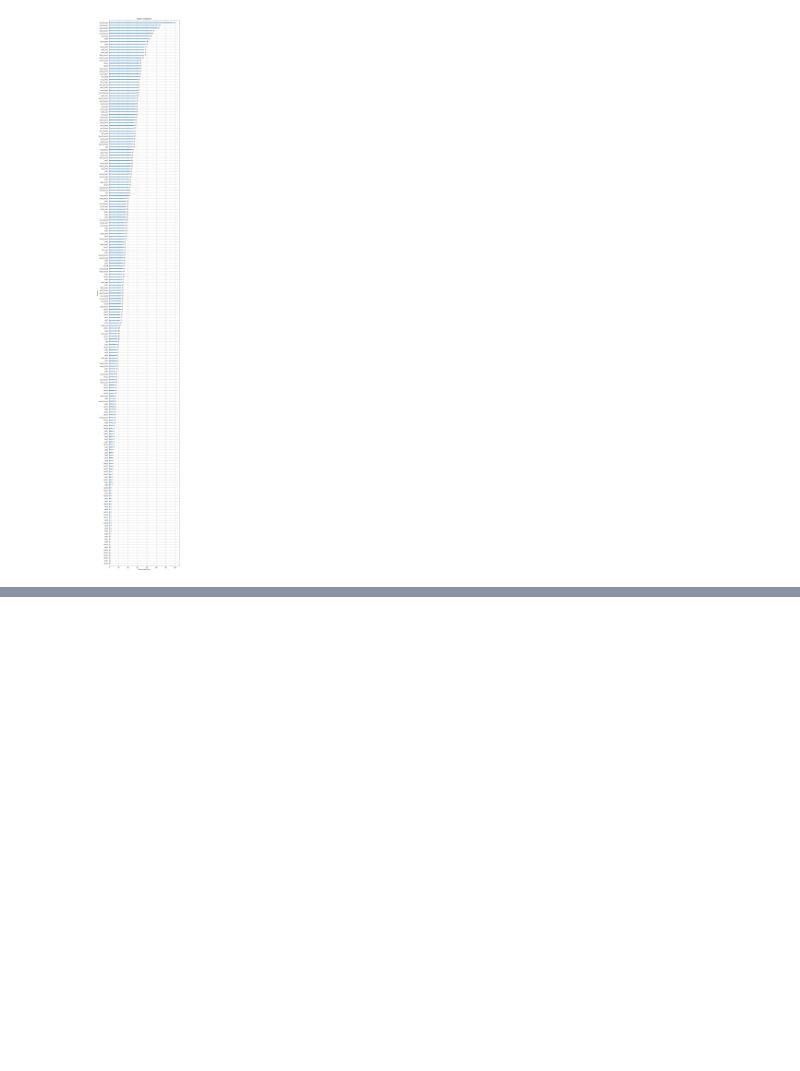
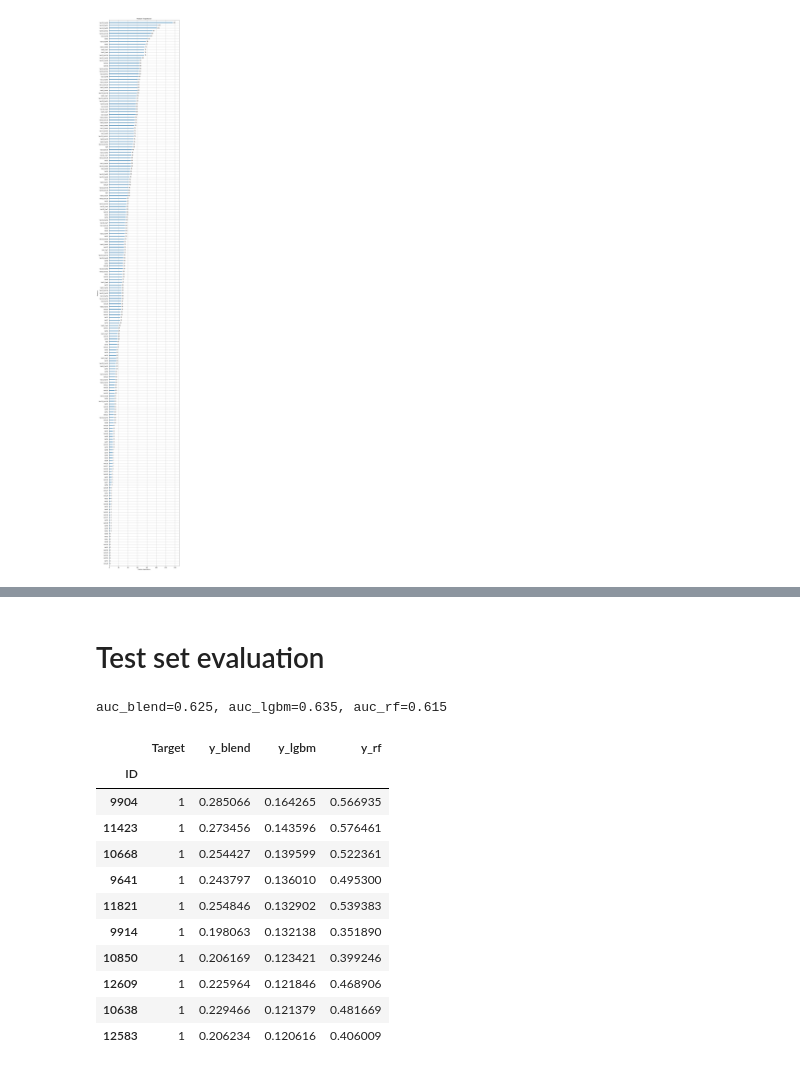
Before and after one commit to seahrh/credit-scoring-exercise, a Jupyter notebook: ex2.ipynb, the cells around one changed output, grey strips where cells are left out. Drawn from its saved outputs; the diff is of its cells as text; code cells hidden in the pictures; blank space fills up the shorter version.

Commit message:
test set evaluation

```diff
--- a/ex2.ipynb
+++ b/ex2.ipynb
@@ -202,7 +202,9 @@ Keep 243 features=['Var117', 'Var82_Var44', 'Var54', 'Var79', 'Var134_Var83', 'V
 Drop 7 features={'Var77', 'Var82_Var83', 'Var130', 'Var9', 'Var83_Var7', 'Var29', 'Var30'}
 # %%
 y_train = train[TARGET]
+y_test = test[TARGET]
 x_train = train[FEATURES]
+x_test = test[FEATURES]
 # %%
 %%time
 # scale_pos_weight is the ratio of number of negative class to the positive class.
@@ -316,0 +319,29 @@ plt.show()
+# %% [markdown]
+# Test set evaluation
+# %%
+test['y_lgbm'] = lgbm.predict_proba(x_test)[:,1]
+test['y_rf'] = rf.predict_proba(x_test)[:,1]
+test['y_blend'] = 0.7 * test['y_lgbm'] + 0.3 * test['y_rf']
+auc_lgbm = roc_auc_score(y_test, test['y_lgbm'], average='macro')
+auc_rf = roc_auc_score(y_test, test['y_rf'], average='macro')
+auc_blend = roc_auc_score(y_test, test['y_blend'], average='macro')
+print(f'auc_blend={auc_blend:0.3f}, auc_lgbm={auc_lgbm:0.3f}, auc_rf={auc_rf:0.3f}')
+# %% [output]
+auc_blend=0.625, auc_lgbm=0.635, auc_rf=0.615
+# %%
+res = test[test[TARGET] == 1].copy()
+res.sort_values(by=['y_lgbm'], inplace=True, ascending=False)
+res[[TARGET, 'y_blend', 'y_lgbm', 'y_rf']].head(10)
+# %% [output]
+|  | Target | y_blend | y_lgbm | y_rf |
+| ID |  |  |  |  |
+| 9904 | 1 | 0.285066 | 0.164265 | 0.566935 |
+| 11423 | 1 | 0.273456 | 0.143596 | 0.576461 |
+| 10668 | 1 | 0.254427 | 0.139599 | 0.522361 |
+| 9641 | 1 | 0.243797 | 0.136010 | 0.495300 |
+| 11821 | 1 | 0.254846 | 0.132902 | 0.539383 |
+| 9914 | 1 | 0.198063 | 0.132138 | 0.351890 |
+| 10850 | 1 | 0.206169 | 0.123421 | 0.399246 |
+| 12609 | 1 | 0.225964 | 0.121846 | 0.468906 |
+| 10638 | 1 | 0.229466 | 0.121379 | 0.481669 |
+| 12583 | 1 | 0.206234 | 0.120616 | 0.406009 |
```
Also changed, not shown: parts of 6 cells of this notebook.
